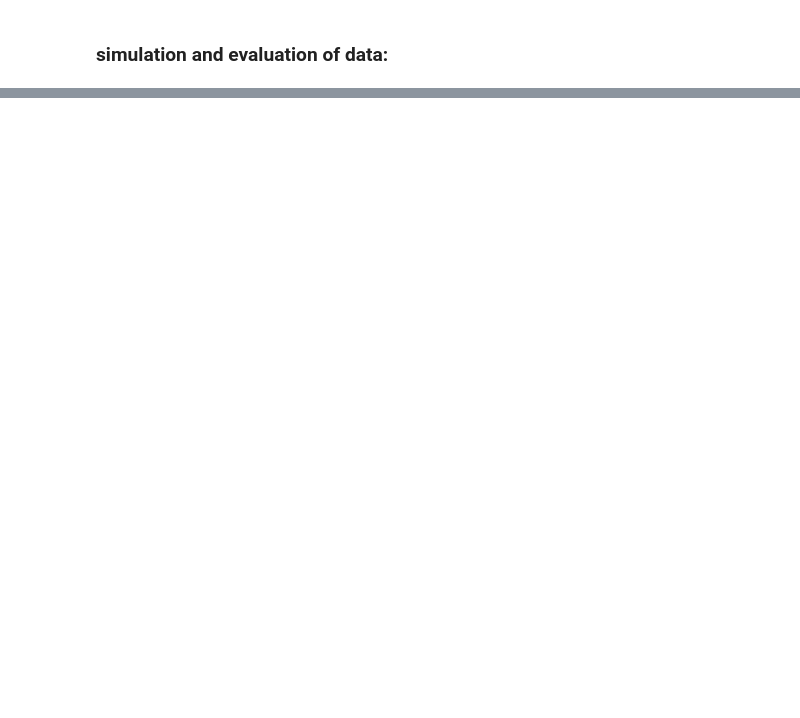
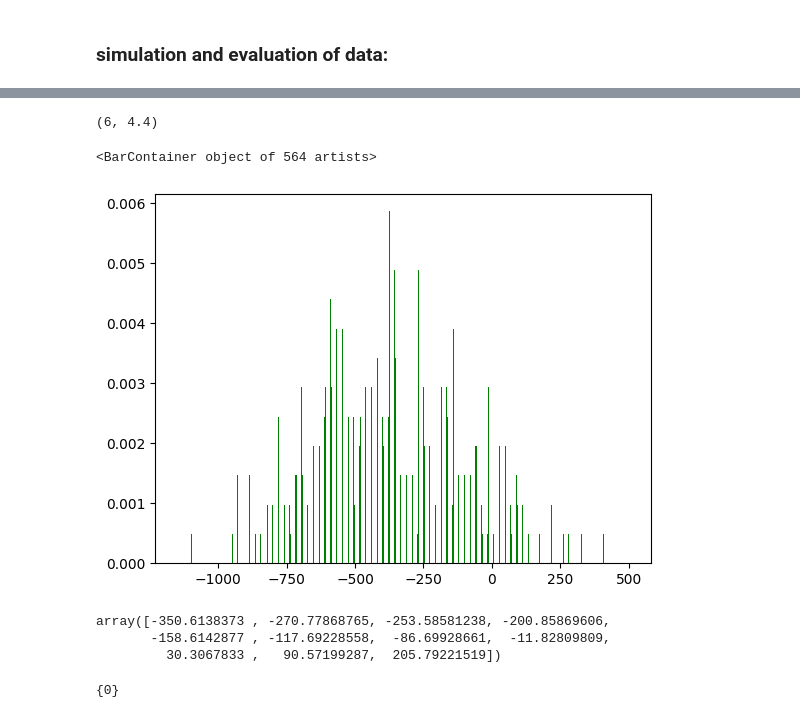
Before and after one commit to akos-nagy/FPGAS_for_QUBO, a Jupyter notebook: code/Grover_FPS_for_QUBO.ipynb, the cells around one changed output, grey strips where cells are left out. Drawn from its saved outputs; the diff is of its cells as text; code cells hidden in the pictures; blank space fills up the shorter version.

```diff
--- a/code/Grover_FPS_for_QUBO.ipynb
+++ b/code/Grover_FPS_for_QUBO.ipynb
@@ -447,0 +596,47 @@ plt.show()
+# %%
+R = np.array([[np.sum(QuadraticForm[i]) if i == j else - row[j] if j < i else 0 for i, row in enumerate(QuadraticForm)] for j in range(len(QuadraticForm))])
+entries = []
+for i, row in enumerate(R):
+    for j, x in enumerate(row[i + 1:]):
+        if x != 0:
+            entries.append([i, i + 1 + j])
+for i, row in enumerate(R):
+    if row[i] != 0:
+        entries.append([i, i])
+blocks = []
+while entries != []:
+    block = [entries.pop(0)]
+    qubits = {block[0][0], block[0][1]}
+    next = 0
+    while next < len(entries) and len(block) <= digits:
+        if entries[next][0] not in qubits and entries[next][1] not in qubits:
+            qubits.add(entries[next][0])
+            qubits.add(entries[next][1])
+            block.append(entries.pop(next))
+        else:
+            next += 1
+    blocks.append(block)
+# %%
+digits, (len(QuadraticForm) * (len(QuadraticForm) + 1) // 2) / len(blocks)
+# %% [output]
+(6, 4.4)
+# %%
+values = np.empty(1 << len(QuadraticForm), dtype=int)
+for x, _ in enumerate(values):
+    conf = (x >> np.arange(len(QuadraticForm)))&1
+    values[x] = np.dot(np.matmul(conf, QuadraticForm), conf)
+# %%
+MaxValue = max(values)
+
+RandomChance = {val: np.sum(np.where(values == val, 1, 0)) * np.exp2(- len(QuadraticForm)) for val in np.unique(values)}
+m = np.sum([val * p for val, p in zip(RandomChance.keys(), RandomChance.values())])
+threshold = m
+Lambda = np.sum([p if val >= threshold else 0 for val, p in zip(RandomChance.keys(), RandomChance.values())])
+# %%
+plt.bar(RandomChance.keys(),
+        RandomChance.values(),
+        width=0.5,
+        color="green")
+# %% [output]
+<BarContainer object of 564 artists>
+[figure, added]
@@ -447,0 +645,6 @@ plt.show()
+# %%
+np.linalg.eigvalsh(QuadraticForm)
+# %% [output]
+array([-350.6138373 , -270.77868765, -253.58581238, -200.85869606,
+       -158.6142877 , -117.69228558,  -86.69928661,  -11.82809809,
+         30.3067833 ,   90.57199287,  205.79221519])
@@ -447,0 +663,5 @@ plt.show()
+# %%
+defset.add(0)
+defset
+# %% [output]
+{0}
```
Also changed, not shown: parts of 16 cells of this notebook, 8 other files.
